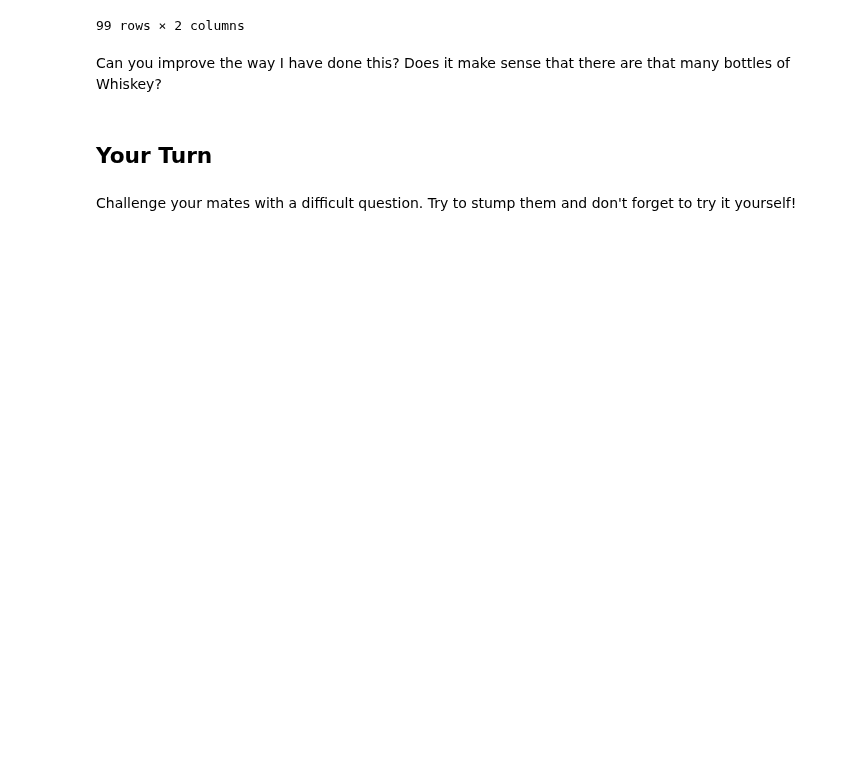
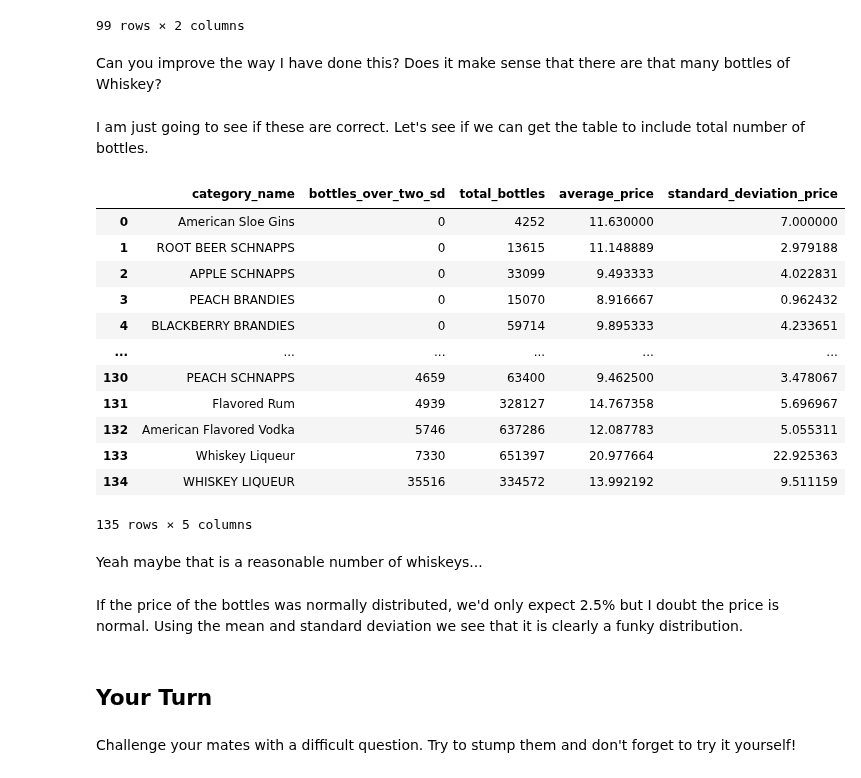
Before and after one commit to nurfnick/Data_Viz, a Jupyter notebook: 07_SQL_Wrap.ipynb, the cells around one changed output. Saved outputs shown, nothing was run; the diff lists cells and outputs as text; code cells hidden in the pictures; blank space fills up the shorter version.

```diff
--- a/07_SQL_Wrap.ipynb
+++ b/07_SQL_Wrap.ipynb
@@ -145,6 +145,46 @@ ORDER BY bottles_over_two_sd
 99 rows × 2 columns
 # %% [markdown]
 Can you improve the way I have done this?  Does it make sense that there are that many bottles of Whiskey?
+# %% [markdown]
+I am just going to see if these are correct.  Let's see if we can get the table to include total number of bottles.
+# %%
+%%bigquery --project pic-math
+
+WITH statsTable as(
+SELECT category_name, AVG(retail_max) as average, STDDEV(retail_max) as standarddeviation
+FROM (SELECT category_name, item_description, MAX(state_bottle_retail) as retail_max
+      FROM `bigquery-public-data.iowa_liquor_sales.sales`
+      GROUP BY category_name, item_description)
+GROUP BY category_name
+)
+
+SELECT t.category_name,
+        COUNTIF(t.state_bottle_retail > statsTable.average + 2*statsTable.standarddeviation) as bottles_over_two_sd,
+        COUNT(*) as total_bottles,
+        AVG(statsTable.average)as average_price,
+        AVG(statsTable.standarddeviation) as standard_deviation_price
+FROM `bigquery-public-data.iowa_liquor_sales.sales` t JOIN statsTable
+      ON t.category_name = statsTable.category_name
+GROUP BY category_name
+ORDER BY bottles_over_two_sd
+# %% [output]
+|  | category_name | bottles_over_two_sd | total_bottles | average_price | standard_deviation_price |
+| 0 | American Sloe Gins | 0 | 4252 | 11.630000 | 7.000000 |
+| 1 | ROOT BEER SCHNAPPS | 0 | 13615 | 11.148889 | 2.979188 |
+| 2 | APPLE SCHNAPPS | 0 | 33099 | 9.493333 | 4.022831 |
+| 3 | PEACH BRANDIES | 0 | 15070 | 8.916667 | 0.962432 |
+| 4 | BLACKBERRY BRANDIES | 0 | 59714 | 9.895333 | 4.233651 |
+| ... | ... | ... | ... | ... | ... |
+| 130 | PEACH SCHNAPPS | 4659 | 63400 | 9.462500 | 3.478067 |
+| 131 | Flavored Rum | 4939 | 328127 | 14.767358 | 5.696967 |
+| 132 | American Flavored Vodka | 5746 | 637286 | 12.087783 | 5.055311 |
+| 133 | Whiskey Liqueur | 7330 | 651397 | 20.977664 | 22.925363 |
+| 134 | WHISKEY LIQUEUR | 35516 | 334572 | 13.992192 | 9.511159 |
+135 rows × 5 columns
+# %% [markdown]
+Yeah maybe that is a reasonable number of whiskeys...
+# %% [markdown]
+If the price of the bottles was normally distributed, we'd only expect 2.5% but I doubt the price is normal.  Using the mean and standard deviation we see that it is clearly a funky distribution.
 # %% [markdown]
 ## Your Turn
 # %% [markdown]
```
Also changed, not shown: parts of 5 cells of this notebook.
